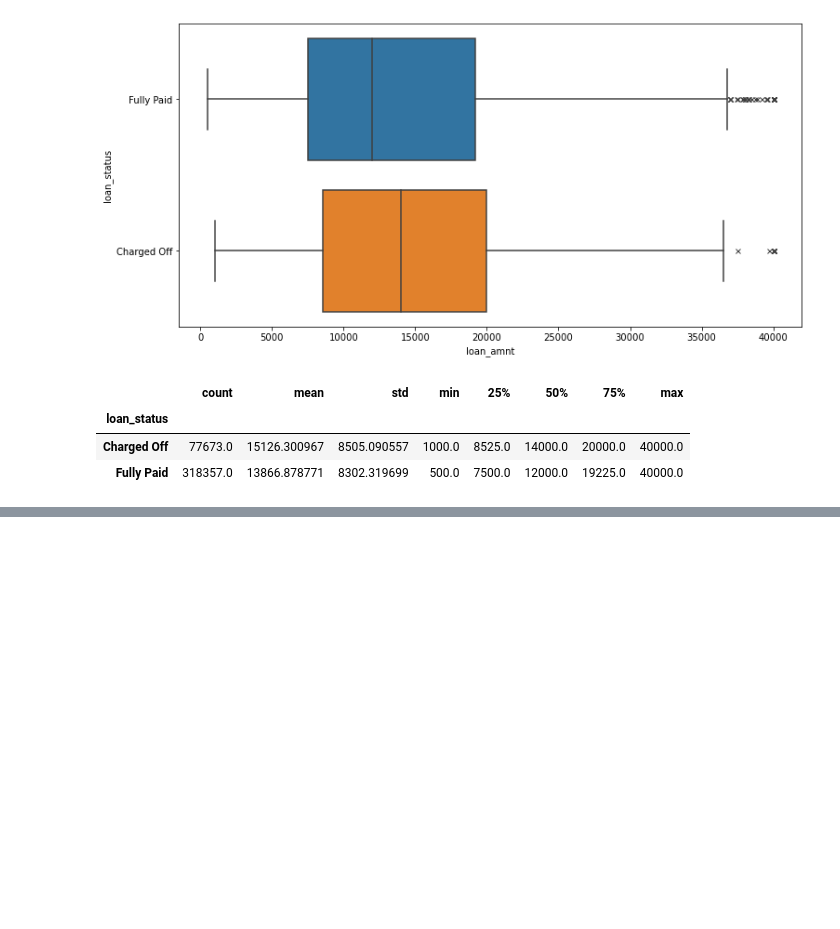
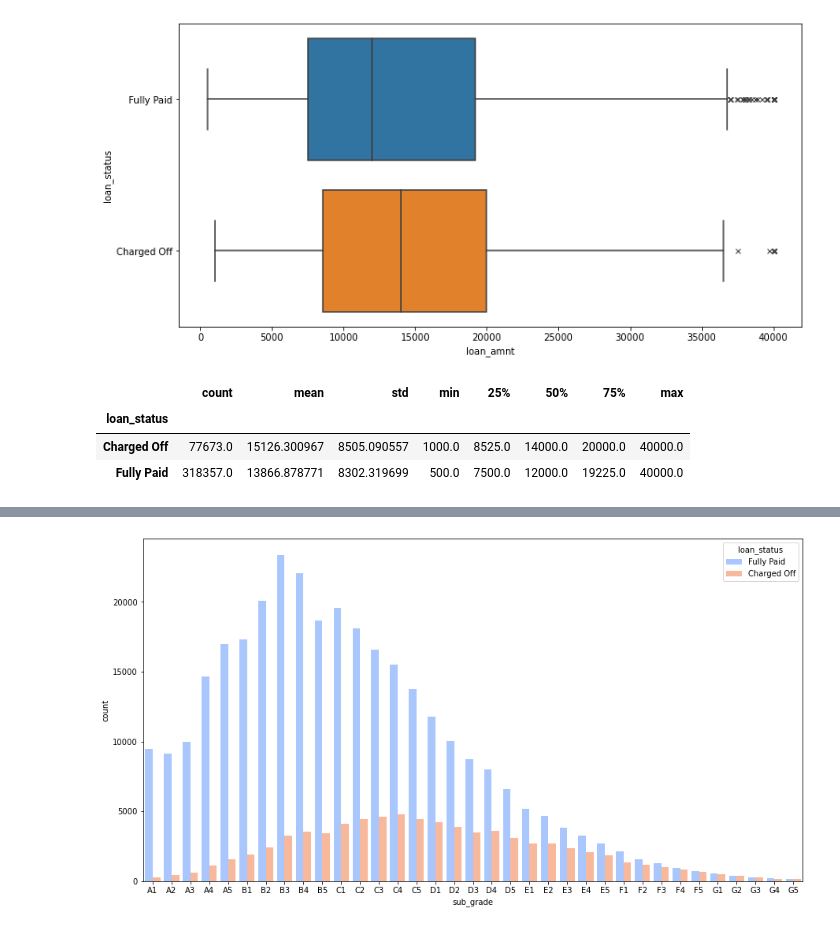
Before and after one commit to maciej-ziaja/Lending-Club, a Jupyter notebook: loan_pay_back_predict.ipynb, the cells around one changed output, grey strips where cells are left out. Saved outputs shown, nothing was run; the diff lists cells and outputs as text; code cells hidden in the pictures; blank space fills up the shorter version.

```diff
--- a/loan_pay_back_predict.ipynb
+++ b/loan_pay_back_predict.ipynb
@@ -155,0 +199,12 @@ df['loan_amnt'].groupby(df['loan_status']).describe()
+# %%
+plt.figure(figsize=(15,8))
+sns.countplot(
+            data=df,
+            x='sub_grade',
+            order=sub_grade_order,
+            palette='coolwarm',
+            saturation=1,
+            hue='loan_status')
+plt.show()
+# %% [output]
+[figure, added]
```
Also changed, not shown: parts of 14 cells of this notebook, 1 other file.
